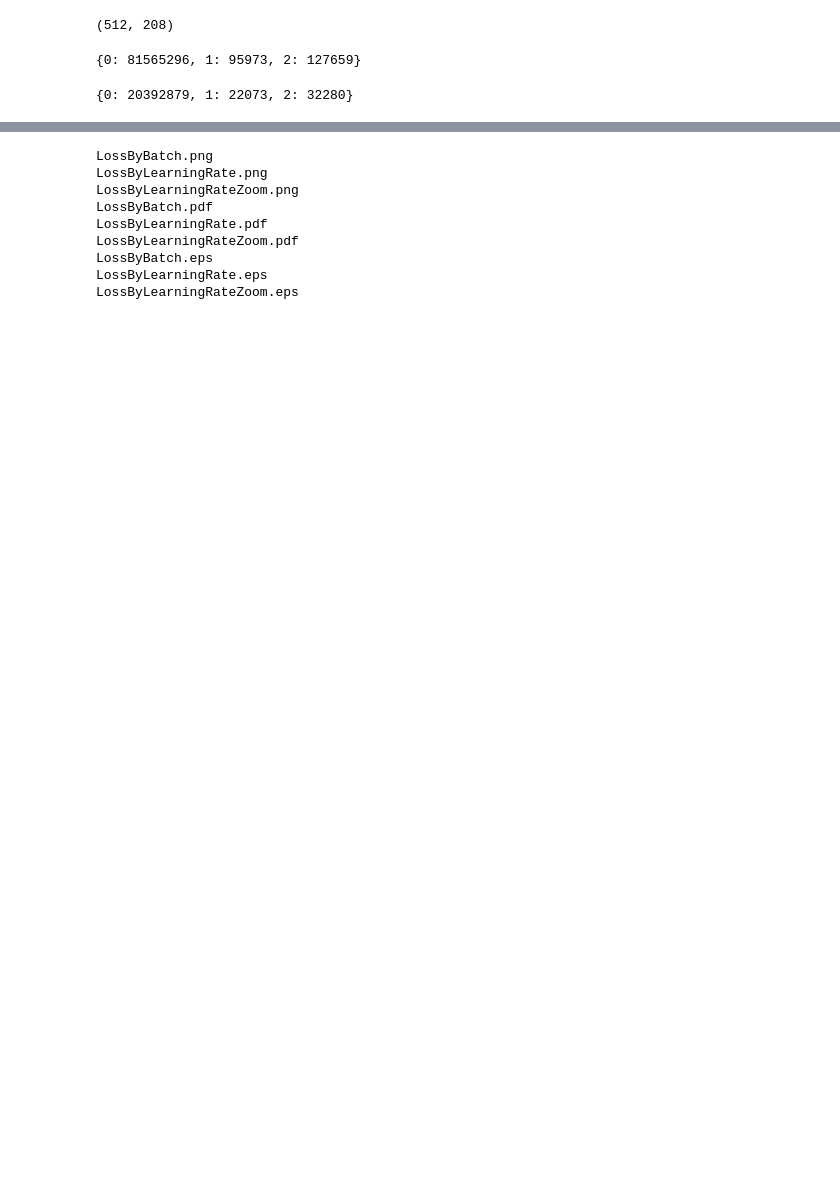
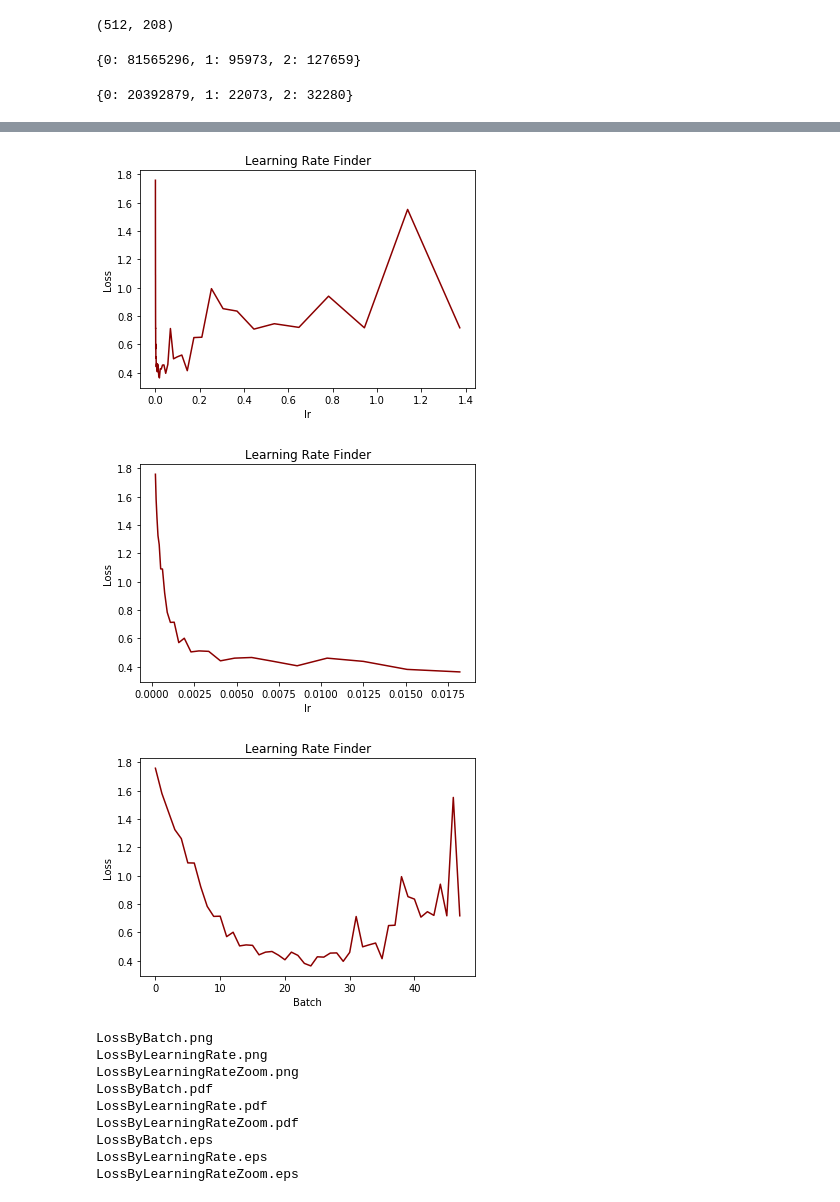
Before and after one commit to AndyChappell/SemanticSegmentation, a Jupyter notebook: dune_network.ipynb, the cells around one changed output, grey strips where cells are left out. Cells and saved outputs as stored; diff of their text form; code cells hidden in the pictures; blank space fills up the shorter version.

```diff
--- a/dune_network.ipynb
+++ b/dune_network.ipynb
@@ -223,0 +250,29 @@ count
+# %%
+seed = 42
+np.random.seed(seed)
+torch.manual_seed(seed)
+std_sum = 0.
+mu_sum = 0.
+N = 10
+for i in list(range(N)):
+    c1_out = c1(batch)
+    output = d1(m1(c1_out))
+    c2_out = c2(output)
+    output = d2(m2(c2_out))
+    c3_out = c3(output)
+    output = d3(m3(c3_out))
+    c4_out = c4(output)
+    output = d4(m4(c4_out))
+    output = c5(output)
+
+    output = c6(d6(torch.cat([t6(output), c4_out], dim=1)))
+    output = c7(d7(torch.cat([t7(output), c3_out], dim=1)))
+    output = c8(d8(torch.cat([t8(output), c2_out], dim=1)))
+    output = c9(d9(torch.cat([t9(output), c1_out], dim=1)))
+    output = fout(output)
+
+    mu, std = get_stats(output)
+    print(mu, std)
+    mu_sum += mu.item()
+    std_sum += std.item()
+print("Average mu, std", mu_sum / N, std_sum / N)
@@ -305,8 +404,12 @@ def plot_lr(x, y, name, labels=("lr", "Loss")):
     iu.save_figure(fig, name)
 # %%
 plot_lr(learning_rates, train_loss_epochs, "LossByLearningRate")
-plot_lr(learning_rates[:55], train_loss_epochs[:55], "LossByLearningRate")
-plot_lr(list(range(len(learning_rates))), train_loss_epochs, "LossByLearningRate", ("Batch", "Loss"))
+plot_lr(learning_rates[:25], train_loss_epochs[:25], "LossByLearningRate")
+plot_lr(list(range(len(learning_rates)))[:], train_loss_epochs[:], "LossByLearningRate", ("Batch", "Loss"))
+# %% [output]
+[figure, added]
+[figure, added]
+[figure, added]
 # %%
 !tar cvzf images.tar.gz *.png *.pdf *.eps
 # %% [output]
```
Also changed, not shown: parts of 36 cells of this notebook.
